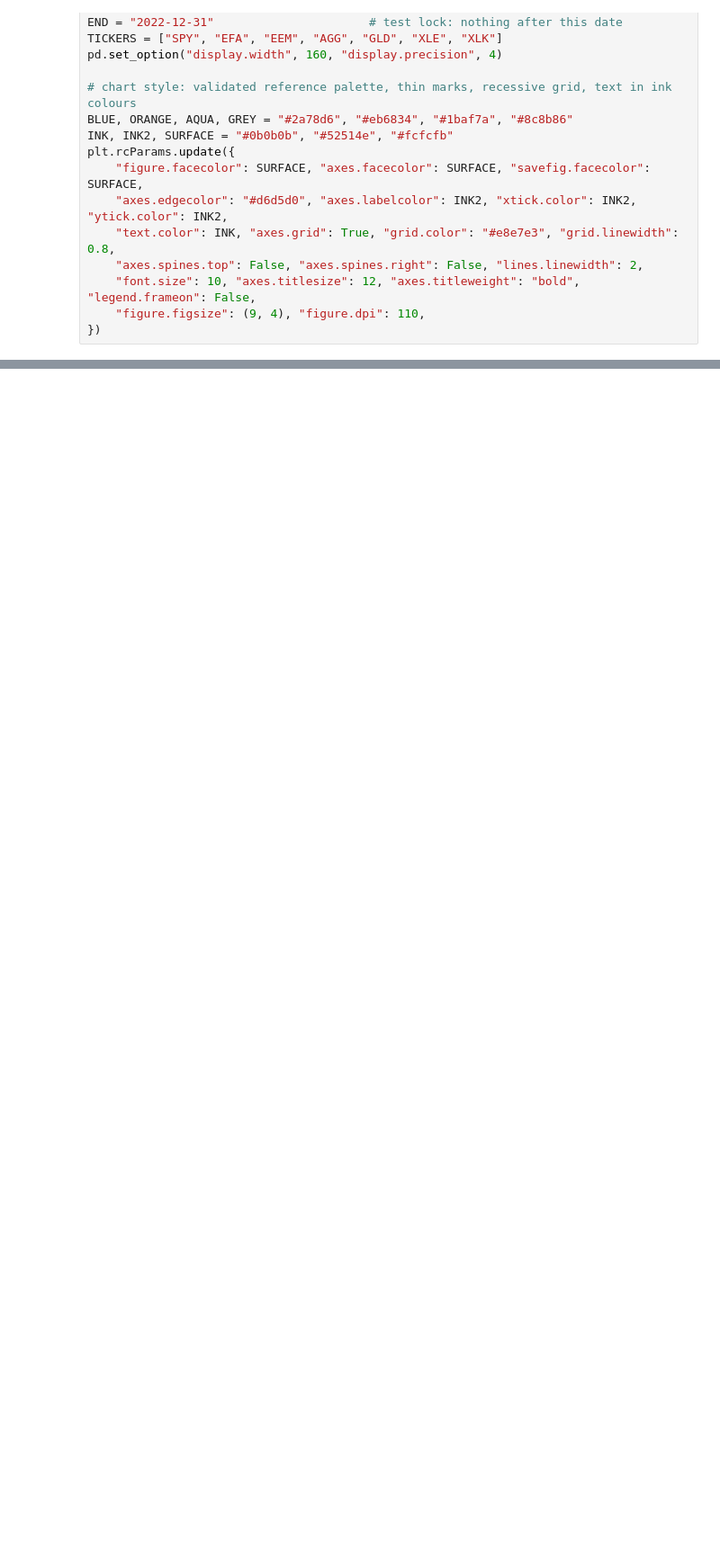
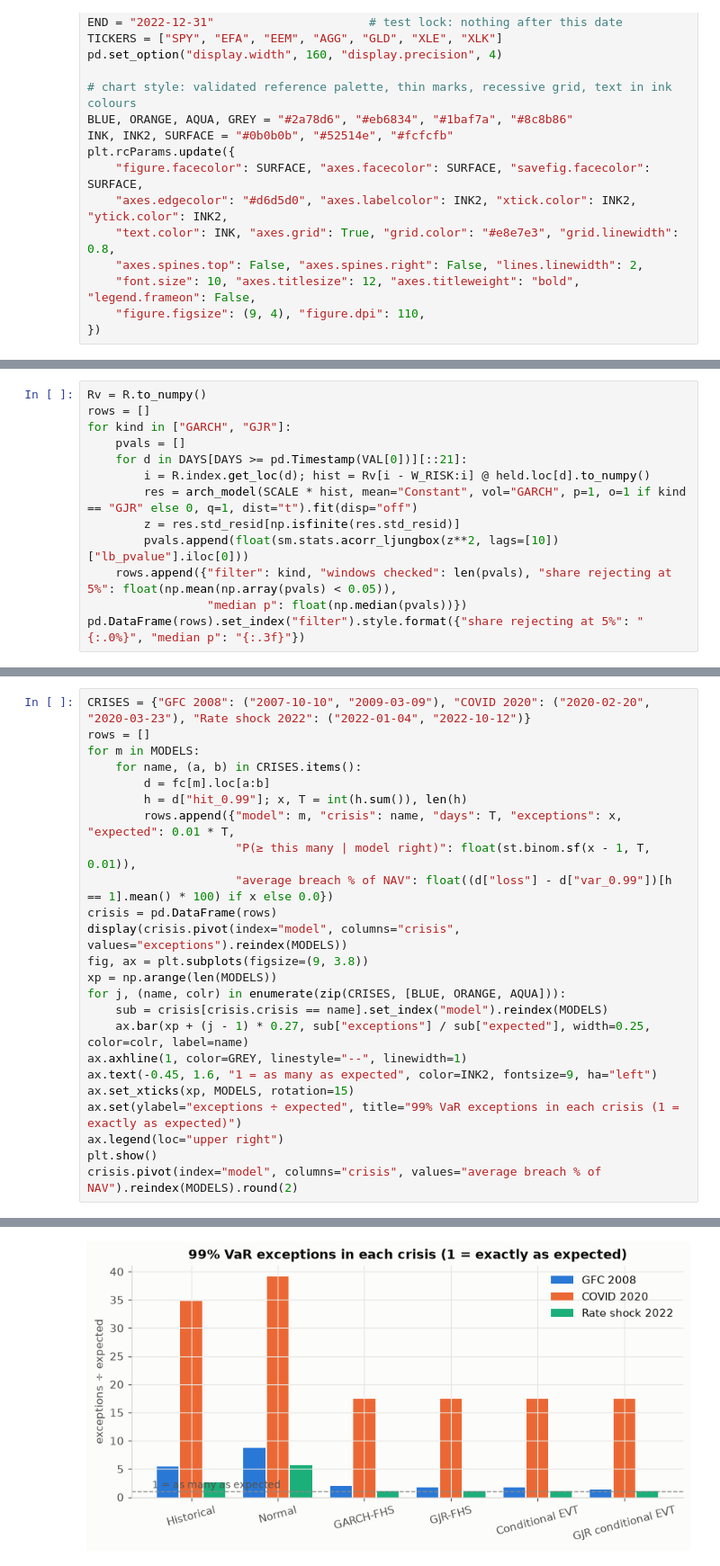
Before and after one commit to Pasidu-Mihiranga/QuantEdge, a Jupyter notebook: notebooks/04_backtesting.ipynb, the cells around one changed output, grey strips where cells are left out. Shown at 90% size. Drawn from its saved outputs; the diff is of its cells as text; blank space fills up the shorter version.

```diff
--- a/notebooks/04_backtesting.ipynb
+++ b/notebooks/04_backtesting.ipynb
@@ -137,0 +267,13 @@ Notebook 03 found that the champion's plain GARCH(1,1) filter leaves volatility
+# %%
+Rv = R.to_numpy()
+rows = []
+for kind in ["GARCH", "GJR"]:
+    pvals = []
+    for d in DAYS[DAYS >= pd.Timestamp(VAL[0])][::21]:
+        i = R.index.get_loc(d); hist = Rv[i - W_RISK:i] @ held.loc[d].to_numpy()
+        res = arch_model(SCALE * hist, mean="Constant", vol="GARCH", p=1, o=1 if kind == "GJR" else 0, q=1, dist="t").fit(disp="off")
+        z = res.std_resid[np.isfinite(res.std_resid)]
+        pvals.append(float(sm.stats.acorr_ljungbox(z**2, lags=[10])["lb_pvalue"].iloc[0]))
+    rows.append({"filter": kind, "windows checked": len(pvals), "share rejecting at 5%": float(np.mean(np.array(pvals) < 0.05)),
+                 "median p": float(np.median(pvals))})
+pd.DataFrame(rows).set_index("filter").style.format({"share rejecting at 5%": "{:.0%}", "median p": "{:.3f}"})
@@ -137,0 +292,25 @@ Notebook 03 found that the champion's plain GARCH(1,1) filter leaves volatility
+# %%
+CRISES = {"GFC 2008": ("2007-10-10", "2009-03-09"), "COVID 2020": ("2020-02-20", "2020-03-23"), "Rate shock 2022": ("2022-01-04", "2022-10-12")}
+rows = []
+for m in MODELS:
+    for name, (a, b) in CRISES.items():
+        d = fc[m].loc[a:b]
+        h = d["hit_0.99"]; x, T = int(h.sum()), len(h)
+        rows.append({"model": m, "crisis": name, "days": T, "exceptions": x, "expected": 0.01 * T,
+                     "P(≥ this many | model right)": float(st.binom.sf(x - 1, T, 0.01)),
+                     "average breach % of NAV": float((d["loss"] - d["var_0.99"])[h == 1].mean() * 100) if x else 0.0})
+crisis = pd.DataFrame(rows)
+display(crisis.pivot(index="model", columns="crisis", values="exceptions").reindex(MODELS))
+fig, ax = plt.subplots(figsize=(9, 3.8))
+xp = np.arange(len(MODELS))
+for j, (name, colr) in enumerate(zip(CRISES, [BLUE, ORANGE, AQUA])):
+    sub = crisis[crisis.crisis == name].set_index("model").reindex(MODELS)
+    ax.bar(xp + (j - 1) * 0.27, sub["exceptions"] / sub["expected"], width=0.25, color=colr, label=name)
+ax.axhline(1, color=GREY, linestyle="--", linewidth=1)
+ax.text(-0.45, 1.6, "1 = as many as expected", color=INK2, fontsize=9, ha="left")
+ax.set_xticks(xp, MODELS, rotation=15)
+ax.set(ylabel="exceptions ÷ expected", title="99% VaR exceptions in each crisis (1 = exactly as expected)")
+ax.legend(loc="upper right")
+plt.show()
+crisis.pivot(index="model", columns="crisis", values="average breach % of NAV").reindex(MODELS).round(2)
+# %% [output]
@@ -137,0 +325 @@ Notebook 03 found that the champion's plain GARCH(1,1) filter leaves volatility
+[figure, added]
```
Also changed, not shown: parts of 50 cells of this notebook, 18 other files.
